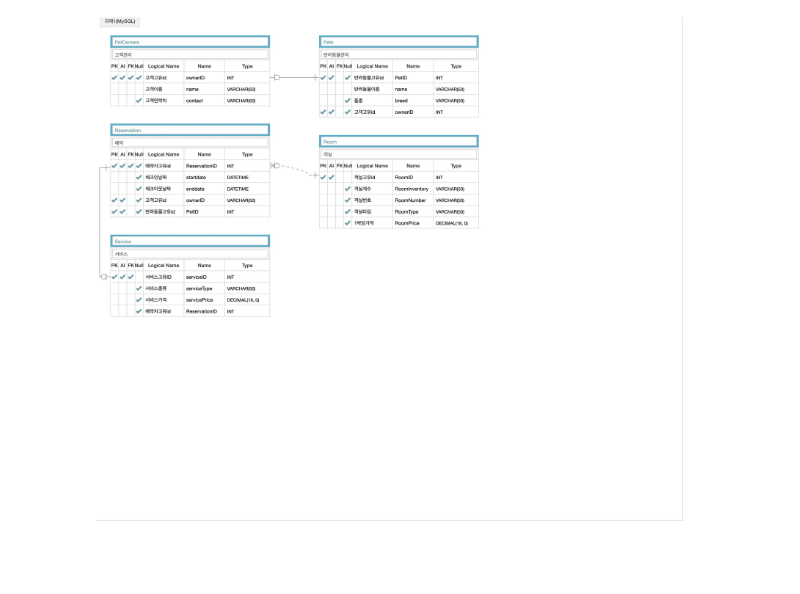
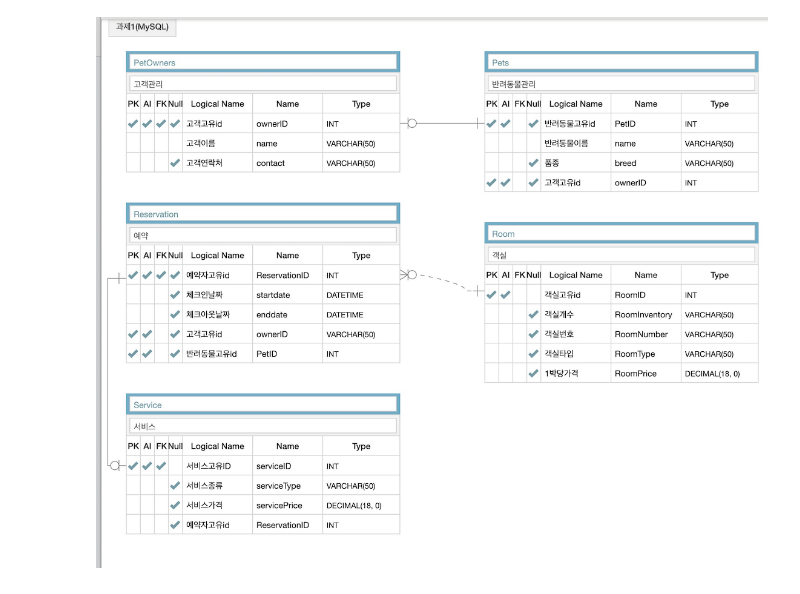
Before and after one commit to dkshktbqkf99-ops/database_assigment, a Jupyter notebook: 데이터베이스 4일차/과제 4일차.ipynb, the cells around one changed output. Saved outputs shown, nothing was run; the diff lists cells and outputs as text; code cells hidden in the pictures.

```diff
--- a/데이터베이스 4일차/과제 4일차.ipynb
+++ b/데이터베이스 4일차/과제 4일차.ipynb
@@ -1,6 +1,6 @@
 # %%
 from IPython.display import Image, display
 
-display(Image('/Users/admin/Downloads/과제1_20250905_110914.jpg'))
+display(Image('/Users/admin/Desktop/과제7.png'))
 # %% [output]
-[figure, old version]
+[figure, new version]
```
